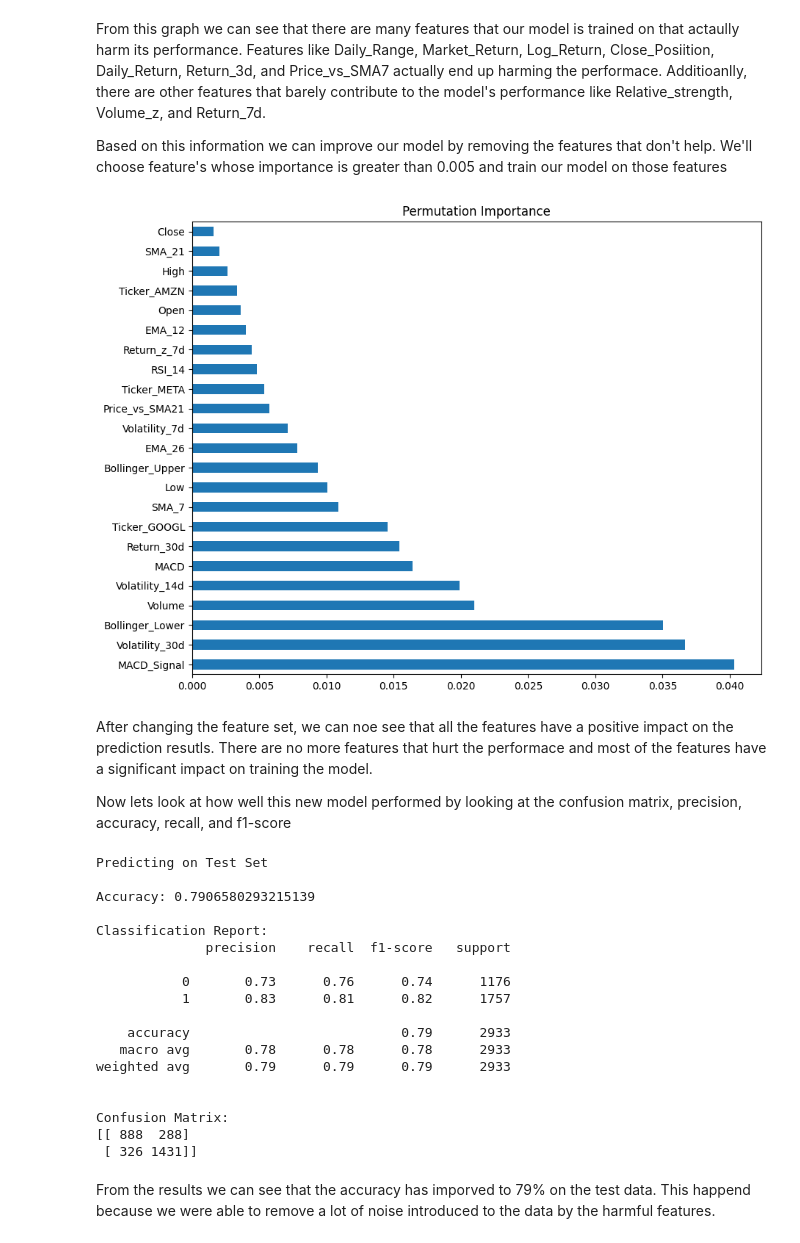
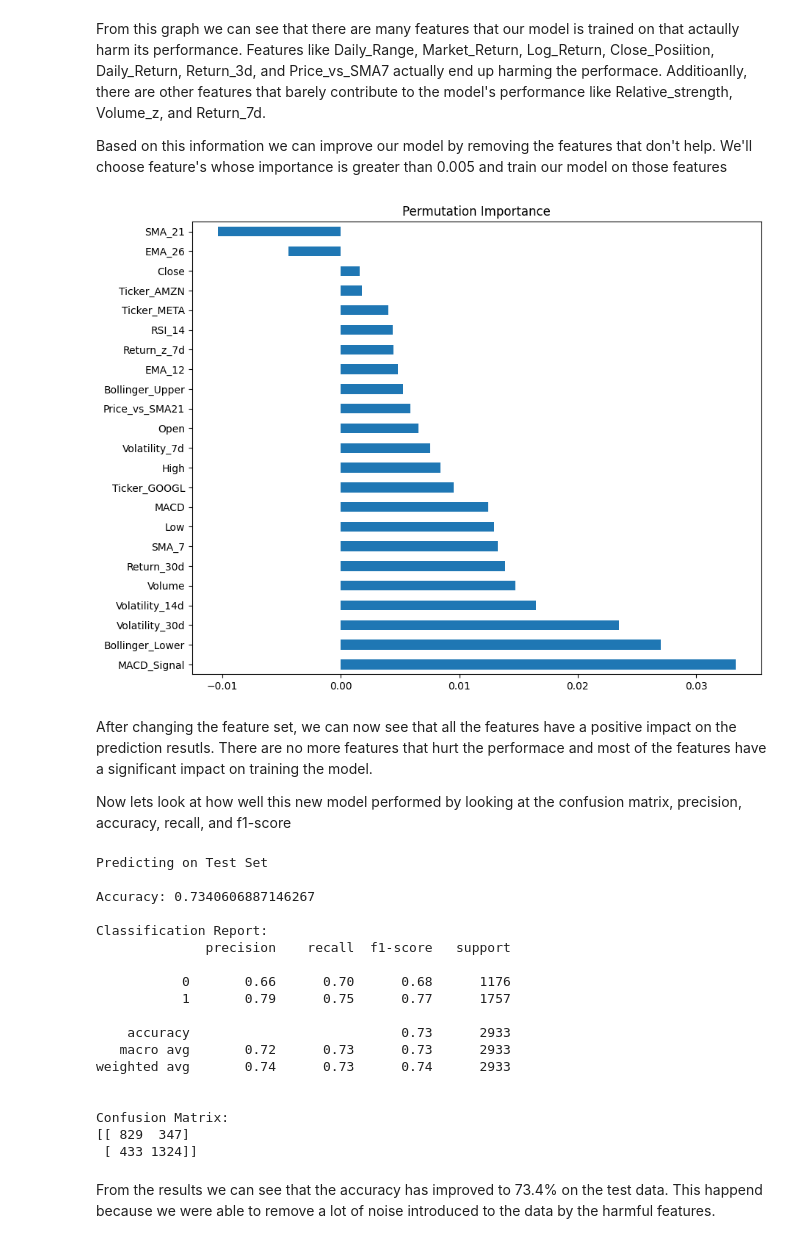
Before and after one commit to jli433/CMSC320_Final_Project, a Jupyter notebook: data.ipynb, the cells around one changed output. Drawn from its saved outputs; the diff is of its cells as text; code cells hidden in the pictures.

Commit message:
Prevented overfitting (around 0.1), added graphs to show prediction vs actual chances, changes in ML portion

```diff
--- a/data.ipynb
+++ b/data.ipynb
@@ -804,37 +807,37 @@ features = [
     "Return_z_7d", "Low", "Ticker_AMZN","Ticker_META","Open",
     "Price_vs_SMA21","SMA_21", "High", "RSI_14"
 ]
 
 X = stocks_df[features] # Create feature df
 y = stocks_df["Target"] # create target df
 
 X_train, X_test, y_train, y_test = train_test_split(X, y, test_size = 0.2, random_state = 42, stratify = y) # Split data
 
 
 rf = RandomForestClassifier(
         n_estimators = 300,
-        max_depth = 12,
+        max_depth = 10,
         class_weight = "balanced",
         min_samples_split = 10,
         min_samples_leaf = 5,
         random_state = 42
         )
 
 rf.fit(X_train, y_train)
 
 result = permutation_importance(rf, X_test, y_test, n_repeats=10, random_state=42,) # calculate the performace of each feature (adjesting for heavily weighted features)
 
 perm_importance = pd.Series(result.importances_mean, index=features) # convert to a series
 perm_importance = perm_importance.sort_values(ascending=False) # sort most important to least
 
 # PLot importance graph
 perm_importance.plot(kind="barh", figsize=(10,8))
 plt.title("Permutation Importance")
 plt.show()
 # %% [output]
-[figure, old version]
+[figure, new version]
 # %% [markdown]
-After changing the feature set, we can noe see that all the features have a positive impact on the prediction resutls. There are no more features that hurt the performace and most of the features have a significant impact on training the model.
+After changing the feature set, we can now see that all the features have a positive impact on the prediction resutls. There are no more features that hurt the performace and most of the features have a significant impact on training the model.
 
 Now lets look at how well this new model performed by looking at the confusion matrix, precision, accuracy, recall, and f1-score
 # %%
@@ -850,21 +853,21 @@ print(confusion_matrix(y_test, pred_test))
 # %% [output]
 Predicting on Test Set
 
-Accuracy: 0.7906580293215139
+Accuracy: 0.7340606887146267
 
 Classification Report:
               precision    recall  f1-score   support
 
-           0       0.73      0.76      0.74      1176
-           1       0.83      0.81      0.82      1757
+           0       0.66      0.70      0.68      1176
+           1       0.79      0.75      0.77      1757
 
-    accuracy                           0.79      2933
-   macro avg       0.78      0.78      0.78      2933
-weighted avg       0.79      0.79      0.79      2933
+    accuracy                           0.73      2933
+   macro avg       0.72      0.73      0.73      2933
+weighted avg       0.74      0.73      0.74      2933
 
 
 Confusion Matrix:
-[[ 888  288]
- [ 326 1431]]
+[[ 829  347]
+ [ 433 1324]]
 # %% [markdown]
-From the results we can see that the accuracy has imporved to 79% on the test data. This happend because we were able to remove a lot of noise introduced to the data by the harmful features.
+From the results we can see that the accuracy has improved to 73.4% on the test data. This happend because we were able to remove a lot of noise introduced to the data by the harmful features.
```
Also changed, not shown: parts of 9 cells of this notebook.
